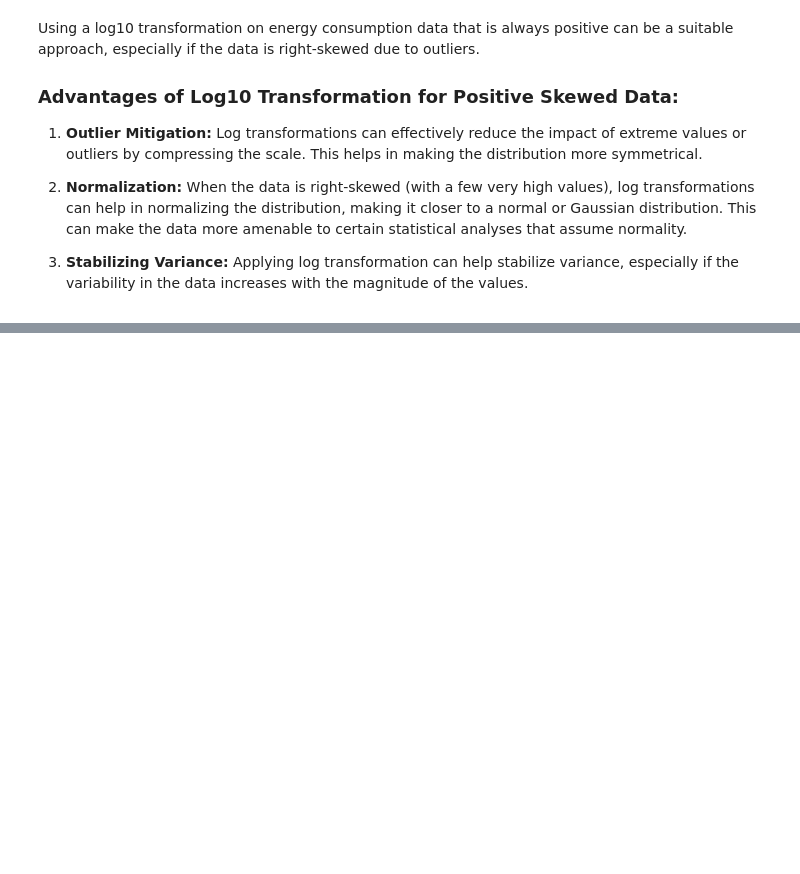
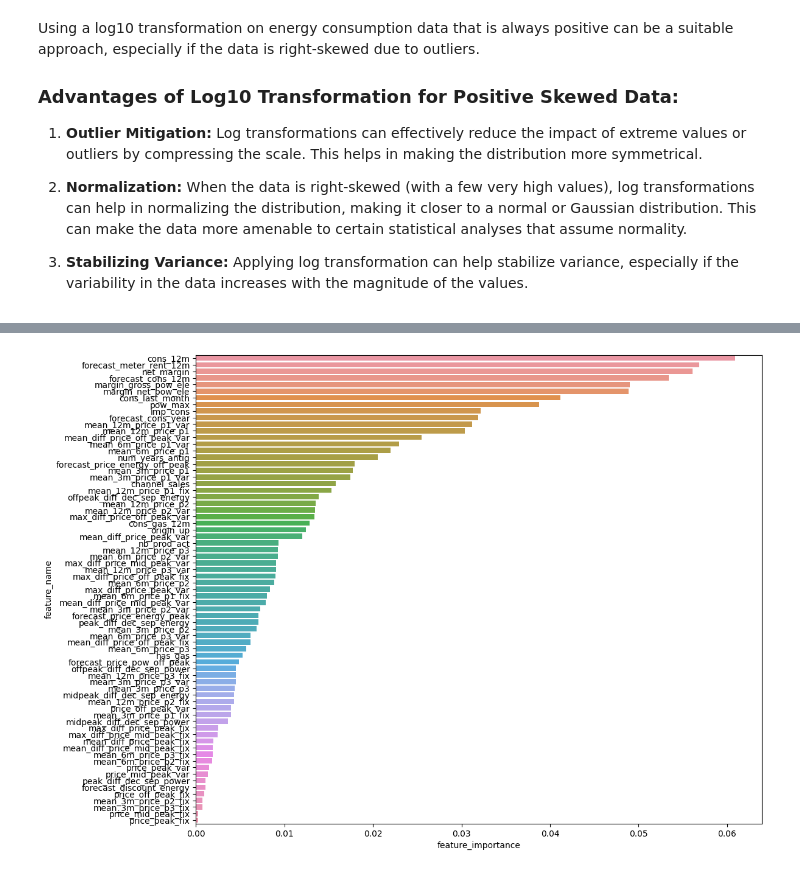
Before and after one commit to alexaguileralopez/BCGDataScienceInternship, a Jupyter notebook: FEATURE ENGINEERING/feature_engineering.ipynb, the cells around one changed output, grey strips where cells are left out. Cells and saved outputs as stored; diff of their text form; code cells hidden in the pictures; blank space fills up the shorter version.

Commit message:
changes to feature engineernig and first model

```diff
--- a/FEATURE ENGINEERING/feature_engineering.ipynb
+++ b/FEATURE ENGINEERING/feature_engineering.ipynb
@@ -62,7 +66,7 @@ memory usage: 5.9+ MB
 
 Below is the code created by your colleague to calculate the feature described above. Use this code to re-create this feature and then think about ways to build on this feature to create features with a higher predictive power.
 # %%
-price_df = pd.read_csv('../TASK 2/price_data.csv')
+price_df = pd.read_csv('../EDA/price_data.csv')
 price_df["price_date"] = pd.to_datetime(price_df["price_date"], format='%Y-%m-%d')
 price_df.head()
 # %% [output]
@@ -317,0 +420,37 @@ https://gist.github.com/mwaskom/de44147ed2974457ad6372750bbe5751
+# %%
+from sklearn.model_selection import KFold
+from sklearn.metrics import precision_score, recall_score, accuracy_score
+
+# Initialize your model and other variables
+model = RandomForestClassifier()
+pred_train_labels = np.zeros(shape=(X.shape[0], 2))  # predicted training labels
+feature_importance_df = pd.DataFrame(data={'feature_name': X.columns, 'feature_importance': [0] * len(X.columns)})
+
+# Create KFold object
+kf = KFold(n_splits=5, shuffle=True, random_state=29)
+fold_counter = 1
+
+# Loop through each fold
+for train_index, test_index in kf.split(X, y):
+    X_train, X_test = X.loc[train_index], X.loc[test_index]
+    y_train, y_test = y[train_index], y[test_index]
+
+    # Train your model using your custom ClassificationModel
+    model.fit(X_train, y_train)
+
+    # Evaluate your model using your custom ClassificationModel
+    accuracy = accuracy_score(y_test, model.predict(X_test))
+
+    # Record metrics or perform further actions as needed
+    pred_train_labels[test_index] = model.predict_proba(X_test)
+    feature_importance_df['feature_importance'] += model.feature_importances_
+
+    print(f"Fold {fold_counter} Precision {precision_score(y_test, model.predict(X_test)):.3f} Recall {recall_score(y_test, model.predict(X_test)):.3f} Accuracy {accuracy:.3f}")
+
+    fold_counter += 1
+
+# Calculate aggregated feature importances across folds
+feature_importance_df['feature_importance'] /= kf.n_splits
+
+# You can access the aggregated feature importance across folds using feature_importance_df
+print(feature_importance_df)
@@ -317,0 +477,5 @@ https://gist.github.com/mwaskom/de44147ed2974457ad6372750bbe5751
+# %%
+fig = plt.figure(figsize=(12,10))
+ax = sns.barplot(data=feature_importance_df.sort_values(by=['feature_importance'], ascending=False), y='feature_name', x='feature_importance')
+# %% [output]
+[figure, added]
```
Also changed, not shown: parts of 9 cells of this notebook, 1 other file.
